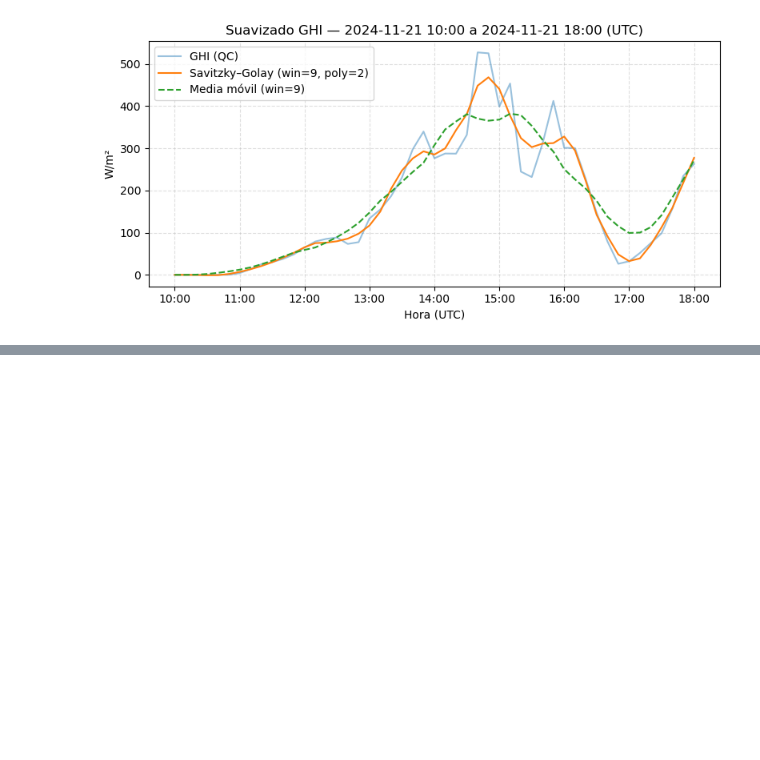
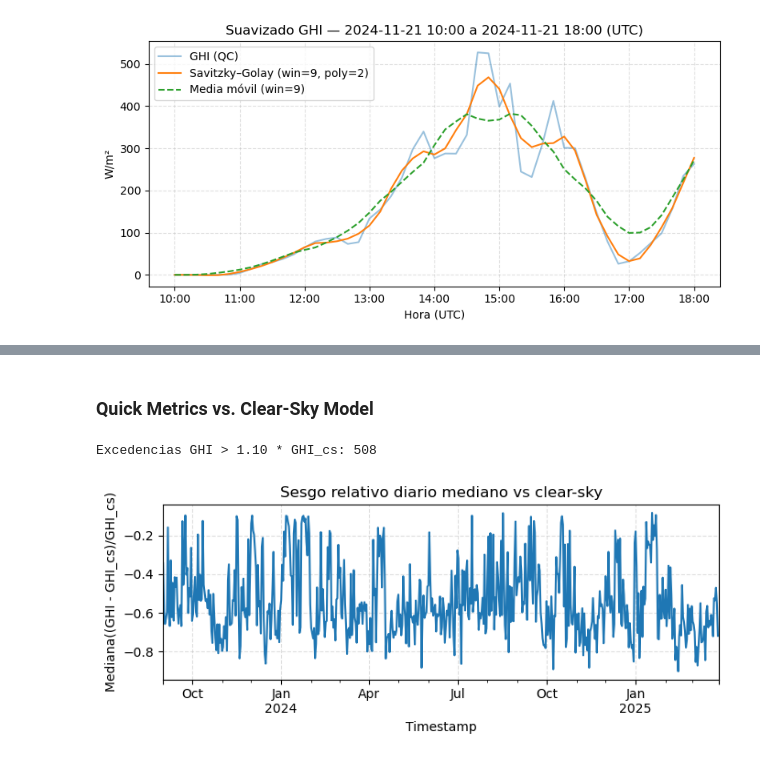
Before and after one commit to EstebanLN/irradiance-fusion-forecast, a Jupyter notebook: Notebooks/01_ground_station_exploration.ipynb, the cells around one changed output, grey strips where cells are left out. Cells and saved outputs as stored; diff of their text form; code cells hidden in the pictures; blank space fills up the shorter version.

```diff
--- a/Notebooks/Exploración.ipynb
+++ b/Notebooks/01_ground_station_exploration.ipynb
@@ -238,0 +316,19 @@ plt.show()
+# %% [markdown]
+### Quick Metrics vs. Clear-Sky Model
+# %%
+# Excedencias (edge-of-cloud): cuántas veces GHI supera al clear-sky por > X%
+thr = 1.10  # 10% sobre clear-sky
+exceed = (df10["ghi_qc"] > thr * df10["ghi_cs"]) & mask_day
+print("Excedencias GHI > 1.10 * GHI_cs:", int(exceed.sum()))
+
+# Sesgo relativo diario (útil para ver si el sensor/ajustes están corridos)
+daily_rel_bias = (
+    (df10["ghi_qc"] - df10["ghi_cs"]) / (df10["ghi_cs"] + eps)
+).where(mask_day).resample("D").median()
+
+ax = daily_rel_bias.plot(figsize=(7,3), title="Sesgo relativo diario mediano vs clear-sky")
+ax.set_ylabel("Mediana((GHI - GHI_cs)/GHI_cs)"); ax.grid(True, linestyle="--", alpha=0.4)
+plt.tight_layout(); plt.show()
+# %% [output]
+Excedencias GHI > 1.10 * GHI_cs: 508
+[figure, added]
```
Also changed, not shown: parts of 6 cells of this notebook.
